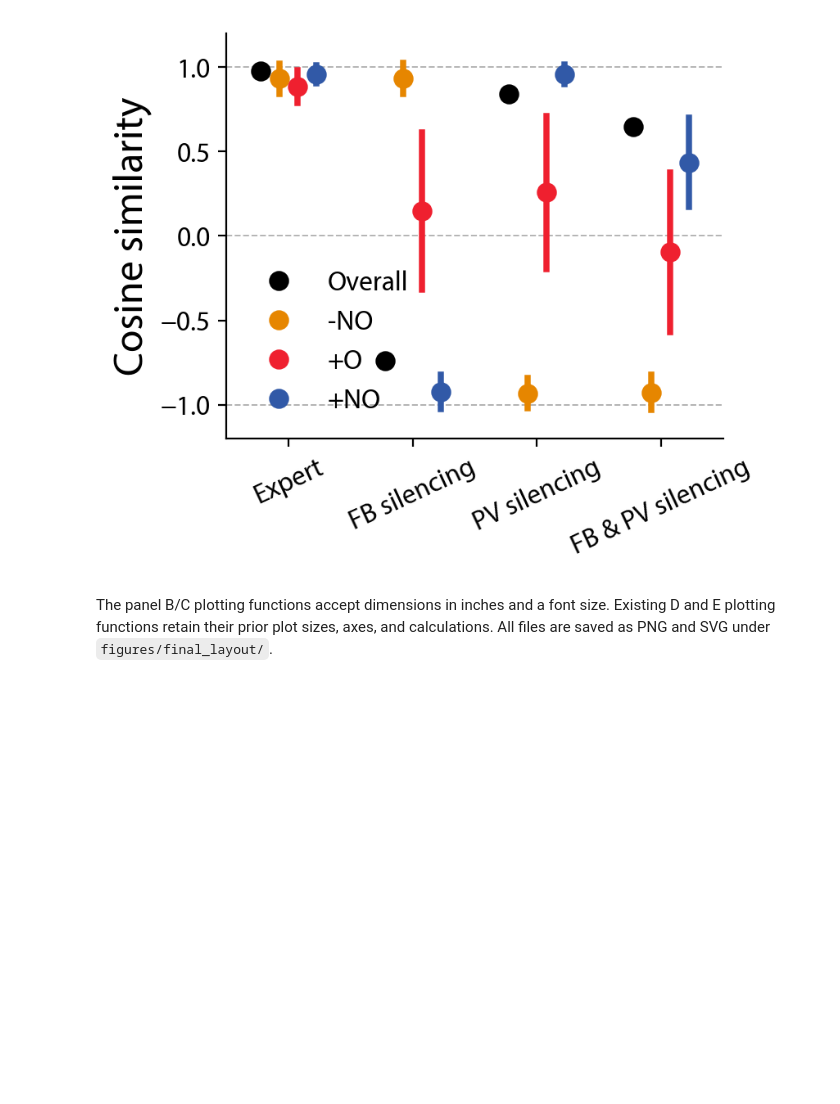
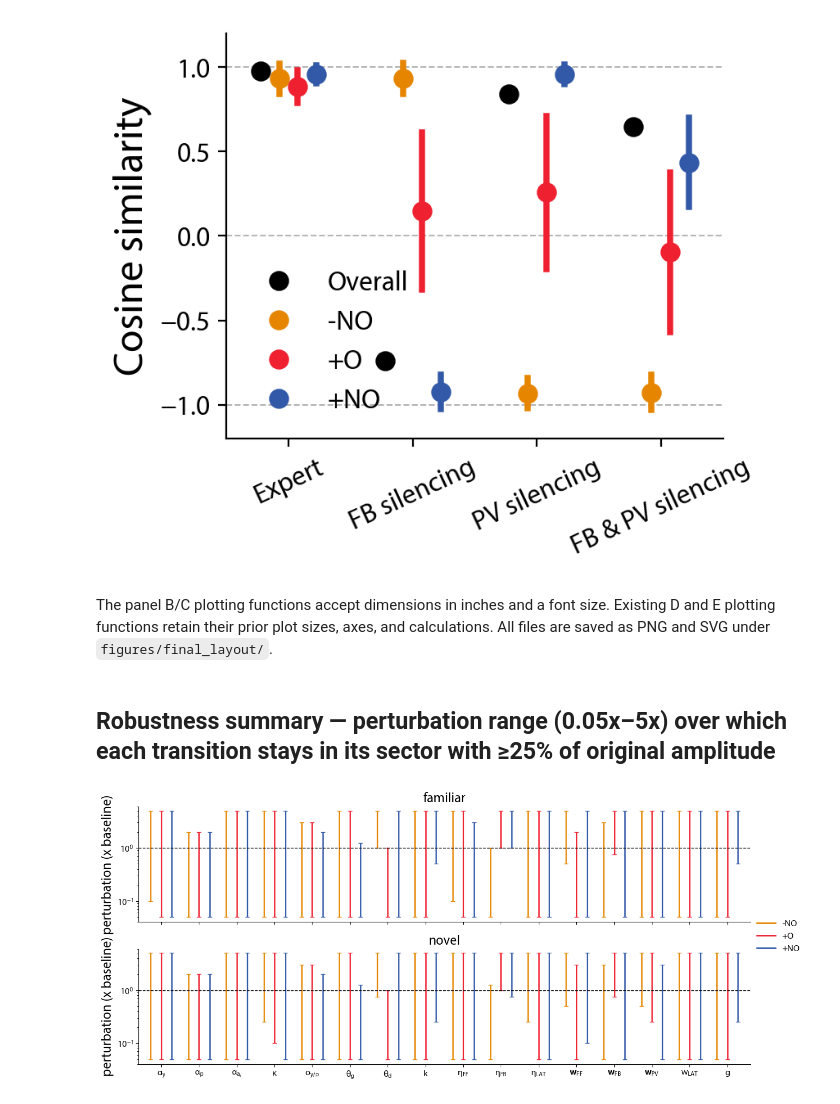
Before and after one commit to matushalak/context-contrasting, a Jupyter notebook: paper_v2/final_results.ipynb, the cells around one changed output. Saved outputs shown, nothing was run; the diff lists cells and outputs as text; code cells hidden in the pictures; blank space fills up the shorter version.

Commit message:
add pretty robustness plots

```diff
--- a/paper_v2/final_results.ipynb
+++ b/paper_v2/final_results.ipynb
@@ -108,3 +108,57 @@ display(Image(filename=OUT / "panel_E_novel_cosine.png"))
 [figure]
 # %% [markdown]
 The panel B/C plotting functions accept dimensions in inches and a font size. Existing D and E plotting functions retain their prior plot sizes, axes, and calculations. All files are saved as PNG and SVG under `figures/final_layout/`.
+# %% [markdown]
+## Robustness summary — perturbation range (0.05x–5x) over which each transition stays in its sector with ≥25% of original amplitude
+# %%
+import yaml
+import pandas as pd, numpy as np, matplotlib.pyplot as plt, seaborn as sns
+
+LABELS = {"pyc_decay": r"$\alpha_y$", "pv_decay": r"$\alpha_p$", "ff_accumulator_alpha_factor": r"$\alpha_{a_s}$",
+          "divisive_gain": r"$\kappa$", "baseline_drive_sigma": r"$\sigma_{y/p}$", "apical_gain_threshold": r"$\theta_g$",
+          "apical_drive_threshold": r"$\theta_d$", "apical_gain_k": r"$k$", "lr_ff": r"$\eta_{FF}$",
+          "lr_fb": r"$\eta_{FB}$", "lr_lat": r"$\eta_{LAT}$", "w_ff": r"$\mathbf{w}_{FF}$", "w_fb": r"$\mathbf{w}_{FB}$",
+          "W_pv": r"$\mathbf{w}_{PV}$", "w_lat": r"$w_{LAT}$", "apical_gain_strength": r"$g$"}
+# math labels in Myriad Pro too (default mathtext uses DejaVu)
+plt.rcParams.update({"mathtext.fontset": "custom", "mathtext.rm": "Myriad Pro", "mathtext.it": "Myriad Pro:italic", "mathtext.bf": "Myriad Pro:bold"})
+DODGE, HEIGHT, ASPECT = 0.28, 2.8, 4.2   # offset between sectors, row height, row width/height
+
+rob = pd.read_csv("robustness/results.csv")
+base = {c["id"]: c["parameters"] for c in yaml.safe_load(open("robustness/config.yaml"))["cells"]}
+rob = rob[rob.kind.isin(["family", "scalar"]) & rob.parameter.isin(LABELS)].copy()
+rob["factor"] = [(v if k == "family" else v / base[c][p]) for k, v, c, p in zip(rob.kind, rob.value, rob.cell_id, rob.parameter)]
+rob["factor"] = rob.factor.round(3)
+
+def robust_range(s):  # contiguous multipliers around 1x that stay in sector with >=25% of the original amplitude
+    f = s.index.to_numpy(float); i = int(np.argmin(abs(f - 1))); lo = hi = i
+    while lo > 0 and s.iloc[lo - 1]: lo -= 1
+    while hi < len(s) - 1 and s.iloc[hi + 1]: hi += 1
+    return f[lo], f[hi]
+
+ok = rob.groupby(["source", "sector", "parameter", "factor"]).retained.all()
+rows = [(src, sec, p, *robust_range(ok[src, sec, p])) for src in ["familiar", "novel"] for sec in plot.SECTORS for p in LABELS]
+rng = pd.DataFrame(rows, columns=["source", "sector", "parameter", "lo", "hi"])
+rng["label"] = rng.parameter.map(LABELS); rng["x"] = rng.parameter.map({p: i for i, p in enumerate(LABELS)})
+rng["sector"] = rng.sector.map(plot.SECTOR_SHORT)
+rng["width"] = np.log10(rng.hi / rng.lo)   # decades; the full 0.05-5x range is 2
+PALETTE = {plot.SECTOR_SHORT[s]: c for s, c in plot.COLORS.items()}
+HUE = [plot.SECTOR_SHORT[s] for s in plot.SECTORS]
+TICKS = dict(ticks=range(len(LABELS)), labels=list(LABELS.values()))
+
+def draw_ranges(data, **kw):
+    ax = plt.gca()
+    for j, sector in enumerate(HUE):
+        d = data[data.sector == sector]
+        ax.errorbar(d.x + (j - 1) * DODGE, d.lo, yerr=[np.zeros(len(d)), d.hi - d.lo], fmt="none", capsize=3, lw=1.8, color=PALETTE[sector], label=sector)
+
+g = sns.FacetGrid(rng, row="source", height=HEIGHT, aspect=ASPECT, sharey=True, sharex=True)
+g.map_dataframe(draw_ranges)
+g.set(yscale="log", ylim=(0.04, 6), xlim=(-0.6, len(LABELS) - 0.4), ylabel="perturbation (x baseline)", xlabel="")
+for ax in g.axes.flat: ax.axhline(1, color="k", ls="--", lw=1)
+g.axes[-1, 0].set_xticks(**TICKS)
+g.set_titles("{row_name}"); sns.despine(g.figure)
+g.add_legend(handles=[plt.Line2D([], [], color=PALETTE[s], lw=2, label=s) for s in HUE], title="")
+plt.show()
+plot.save(g.figure, OUT / "robustness_summary")
+# %% [output]
+[figure, added]
```
Also changed, not shown: parts of 4 cells of this notebook, 1 other file.
